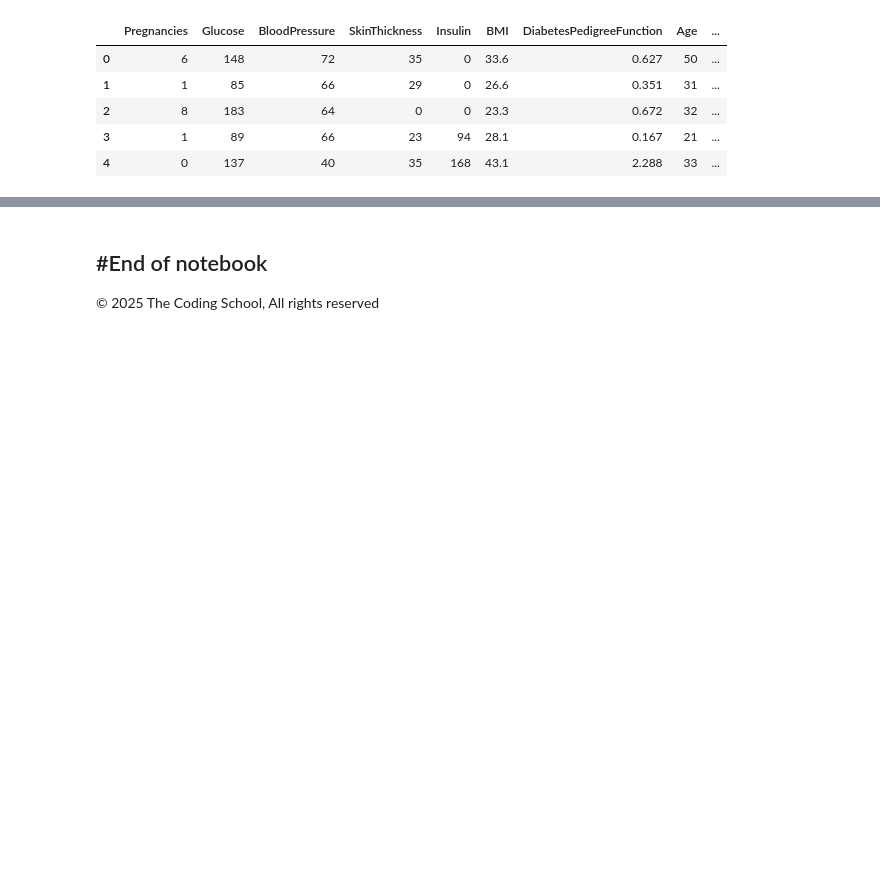
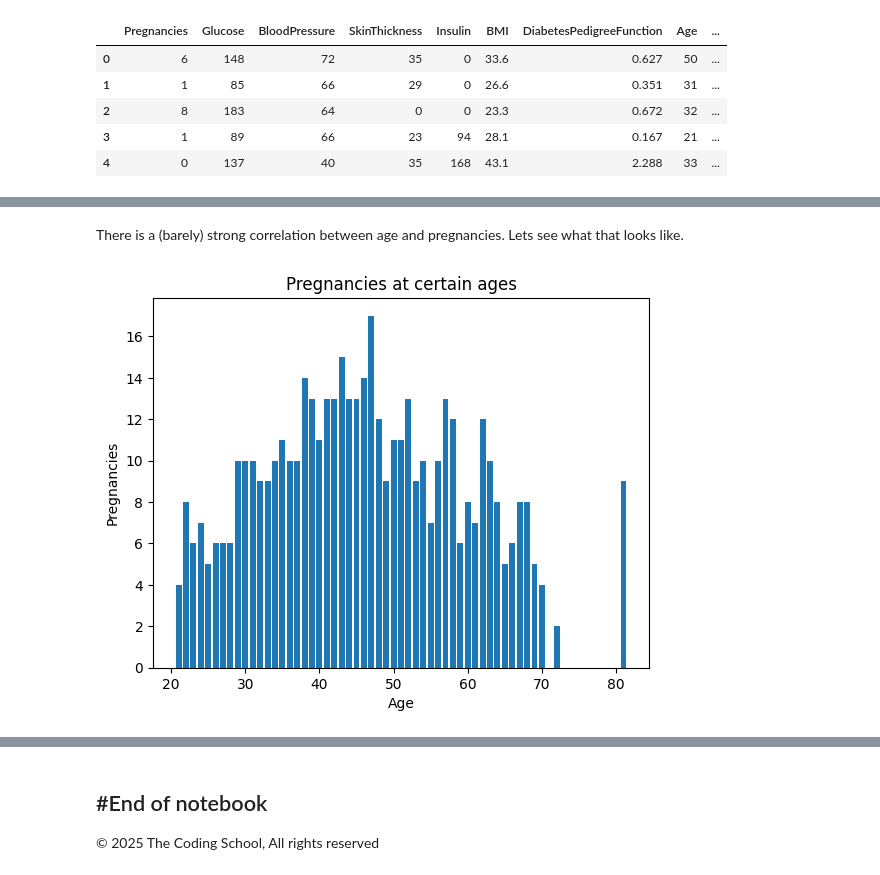
Before and after one commit to kurealnum/dsrp-2025, a Jupyter notebook: DSRP_Day_6_Lab_Notebook_[STUDENT].ipynb, the cells around one changed output, grey strips where cells are left out. Drawn from its saved outputs; the diff is of its cells as text; code cells hidden in the pictures; blank space fills up the shorter version.

```diff
--- a/DSRP_Day_6_Lab_Notebook_[STUDENT].ipynb
+++ b/DSRP_Day_6_Lab_Notebook_[STUDENT].ipynb
@@ -757,0 +777,12 @@ df.head()
+# %% [markdown]
+There is a (barely) strong correlation between age and pregnancies. Lets see what that looks like.
+# %%
+# Is there a correlation between age and pregnancies?
+
+plt.bar(df["Age"].dropna(), df["Pregnancies"].dropna())
+plt.xlabel("Age")
+plt.ylabel("Pregnancies")
+plt.title("Pregnancies at certain ages")
+plt.show()
+# %% [output]
+[figure, added]
```
Also changed, not shown: parts of 14 cells of this notebook.
